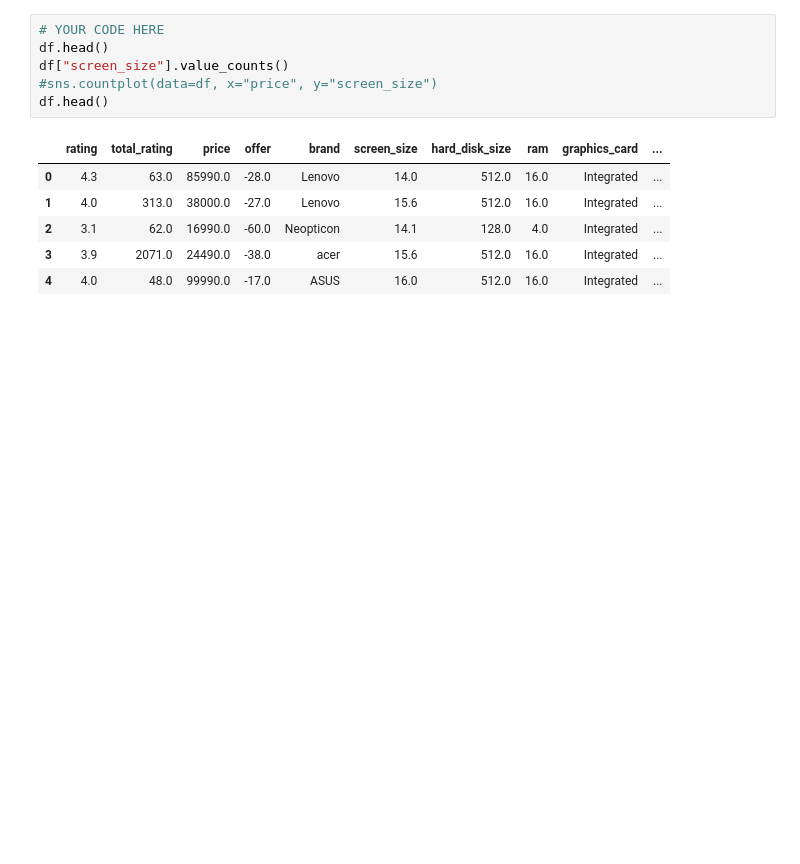
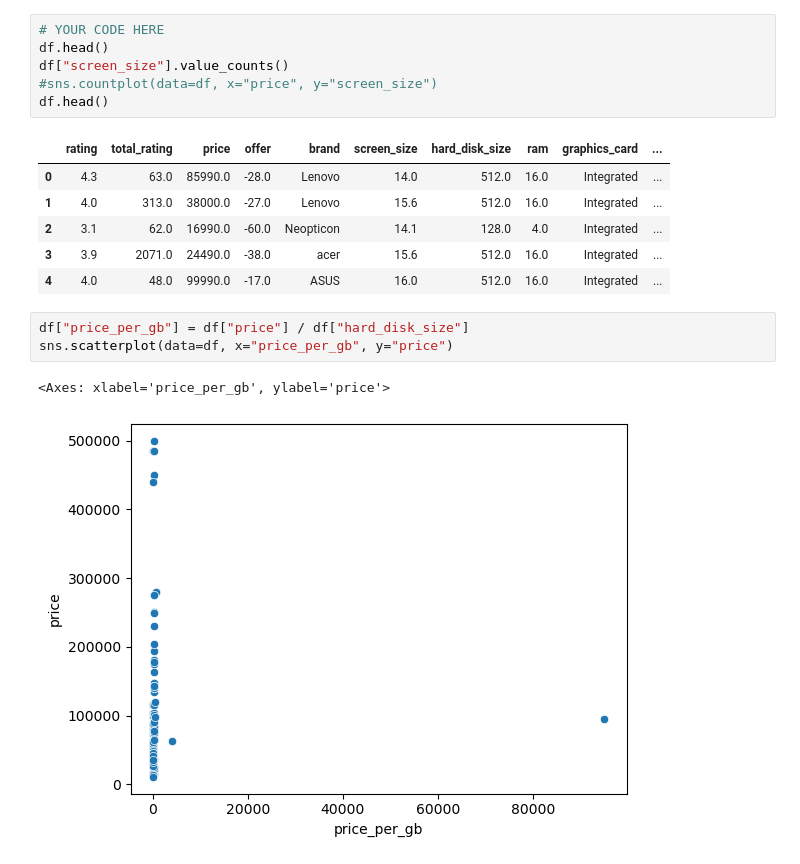
Before and after one commit to Yeninguyen/tstat280, a Jupyter notebook: 06_eda_features/06_practice_quiz.ipynb, the cells around one changed output. Drawn from its saved outputs; the diff is of its cells as text; blank space fills up the shorter version.

```diff
--- a/06_eda_features/06_practice_quiz.ipynb
+++ b/06_eda_features/06_practice_quiz.ipynb
@@ -99,3 +99,9 @@ df.head()
 | 2 | 3.1 | 62.0 | 16990.0 | -60.0 | Neopticon | 14.1 | 128.0 | 4.0 | Integrated | ... |
 | 3 | 3.9 | 2071.0 | 24490.0 | -38.0 | acer | 15.6 | 512.0 | 16.0 | Integrated | ... |
 | 4 | 4.0 | 48.0 | 99990.0 | -17.0 | ASUS | 16.0 | 512.0 | 16.0 | Integrated | ... |
+# %%
+df["price_per_gb"] = df["price"] / df["hard_disk_size"]
+sns.scatterplot(data=df, x="price_per_gb", y="price")
+# %% [output]
+<Axes: xlabel='price_per_gb', ylabel='price'>
+[figure, added]
```
